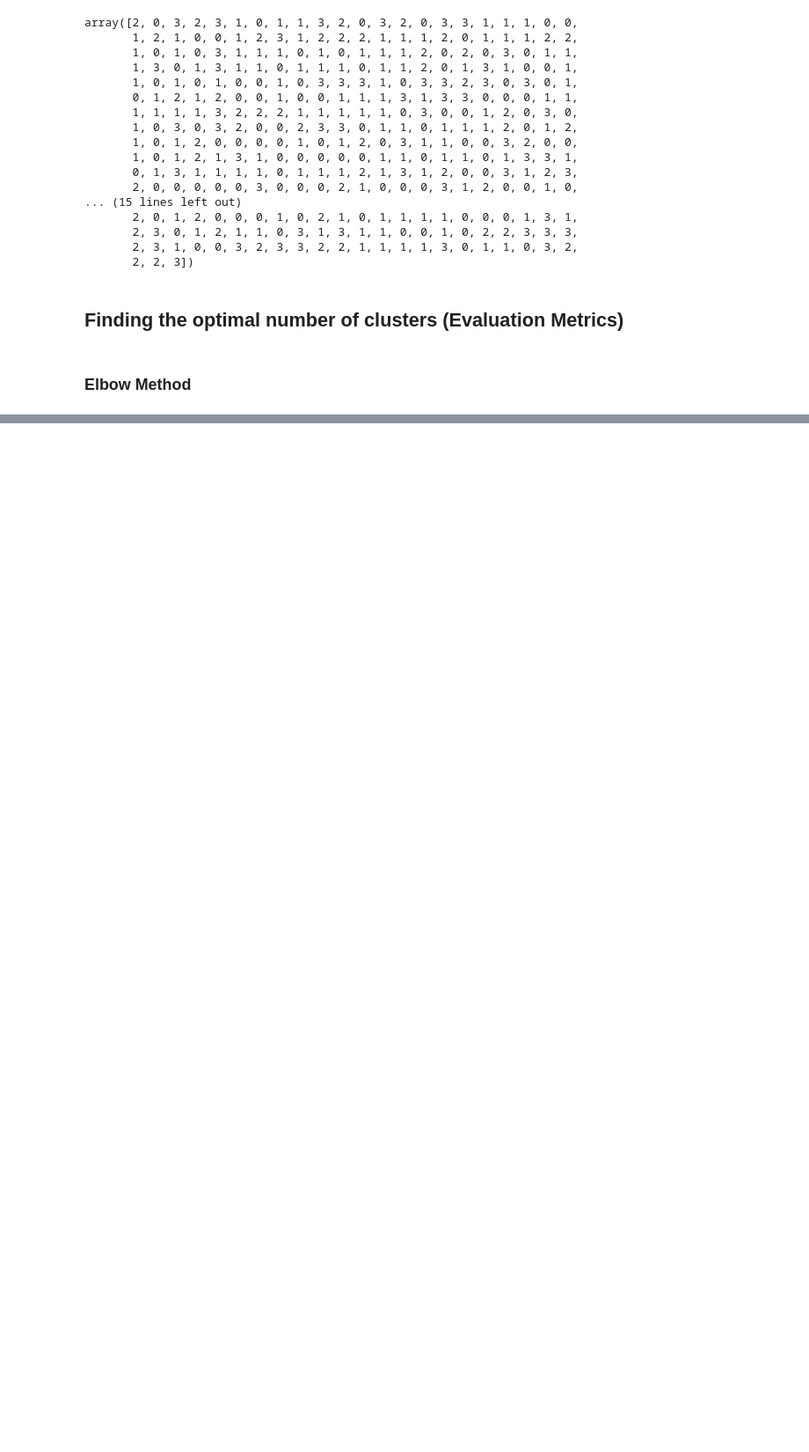
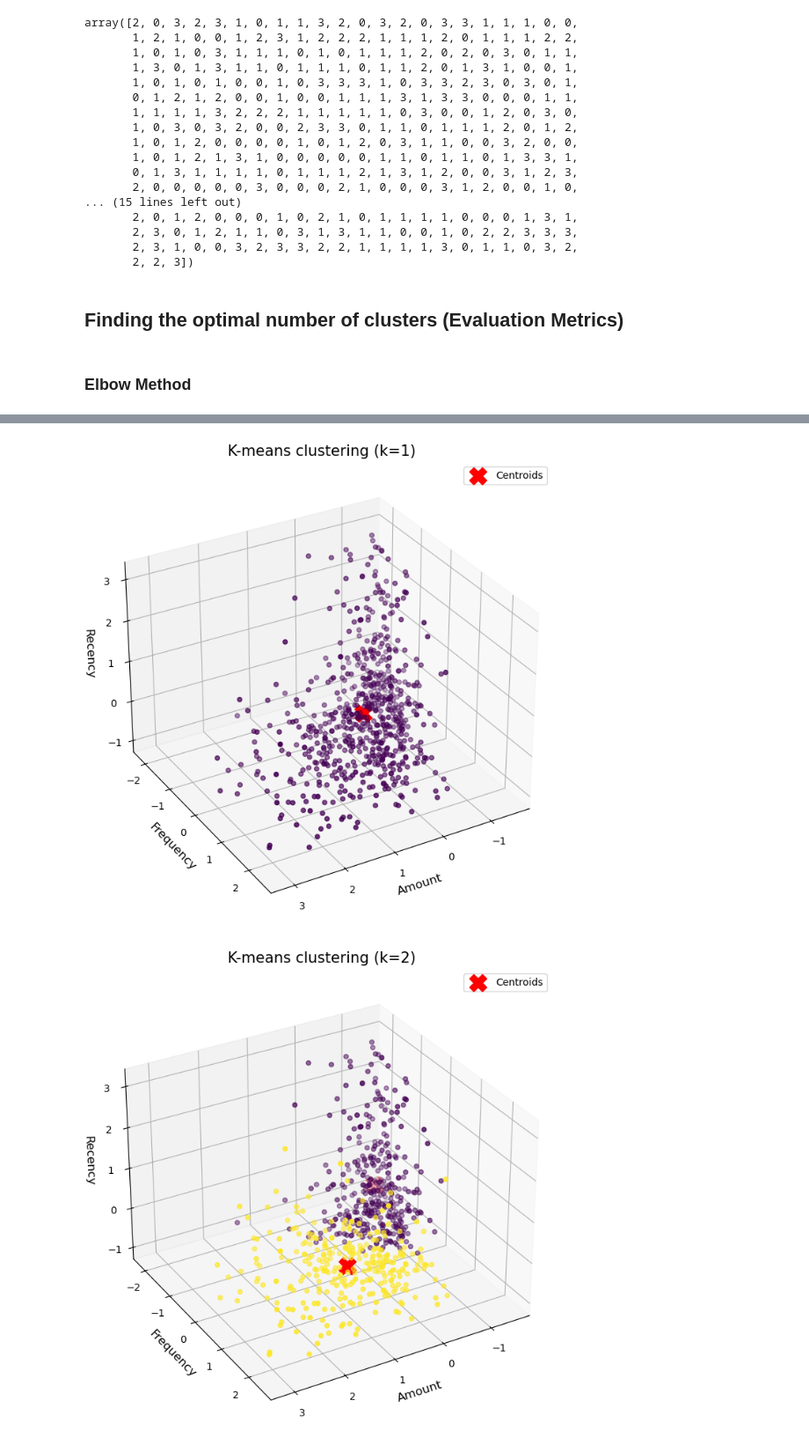
Before and after one commit to Godwin-Oti/E.Commerce, a Jupyter notebook: Clustering.ipynb, the cells around one changed output, grey strips where cells are left out. Shown at 88% size. Drawn from its saved outputs; the diff is of its cells as text; code cells hidden in the pictures; blank space fills up the shorter version.

```diff
--- a/Clustering.ipynb
+++ b/Clustering.ipynb
@@ -394,0 +498,51 @@ array([2, 0, 3, 2, 3, 1, 0, 1, 1, 3, 2, 0, 3, 2, 0, 3, 3, 1, 1, 1, 0, 0,
+# %%
+import matplotlib.pyplot as plt
+from sklearn.cluster import KMeans
+from mpl_toolkits.mplot3d import Axes3D
+
+# Create a range of values for k
+k_range = range(1, 10)
+
+# Initialize an empty list to store the inertia values for each k
+inertia_values = []
+
+# Fit and plot the data for each k value
+for k in k_range:
+    kmeans = KMeans(n_clusters=k, init='k-means++', random_state=42)
+    y_kmeans = kmeans.fit_predict(parameters_scaled[['Amount', 'Frequency', 'Recency']])
+    inertia_values.append(kmeans.inertia_)
+
+    # 3D scatter plot
+    fig = plt.figure(figsize=(10, 7))
+    ax = fig.add_subplot(111, projection='3d')
+    scatter = ax.scatter(parameters_scaled['Amount'], parameters_scaled['Frequency'], parameters_scaled['Recency'], c=y_kmeans, cmap='viridis')
+
+    # Plot centroids
+    centers = kmeans.cluster_centers_
+    ax.scatter(centers[:, 0], centers[:, 1], centers[:, 2], s=300, c='red', marker='X', label='Centroids')
+
+    # Add labels and title
+    ax.set_xlabel('Amount', fontsize=12)
+    ax.set_ylabel('Frequency', fontsize=12)
+    ax.set_zlabel('Recency', fontsize=12)
+    ax.set_title('K-means clustering (k={})'.format(k), fontsize=15)
+    ax.legend()
+
+    # Adjust view angle
+    ax.view_init(elev=30, azim=60)
+
+    # Adjust layout to ensure labels are fully visible
+    fig.tight_layout()
+
+    plt.show()
+
+# Plot the inertia values for each k
+plt.figure(figsize=(8, 5))
+plt.plot(k_range, inertia_values, 'bo-')
+plt.title('Elbow Method', fontsize=15)
+plt.xlabel('Number of clusters (k)', fontsize=12)
+plt.ylabel('Inertia', fontsize=12)
+plt.show()
+# %% [output]
+[figure, added]
+[figure, added]
```
Also changed, not shown: parts of 28 cells of this notebook.
